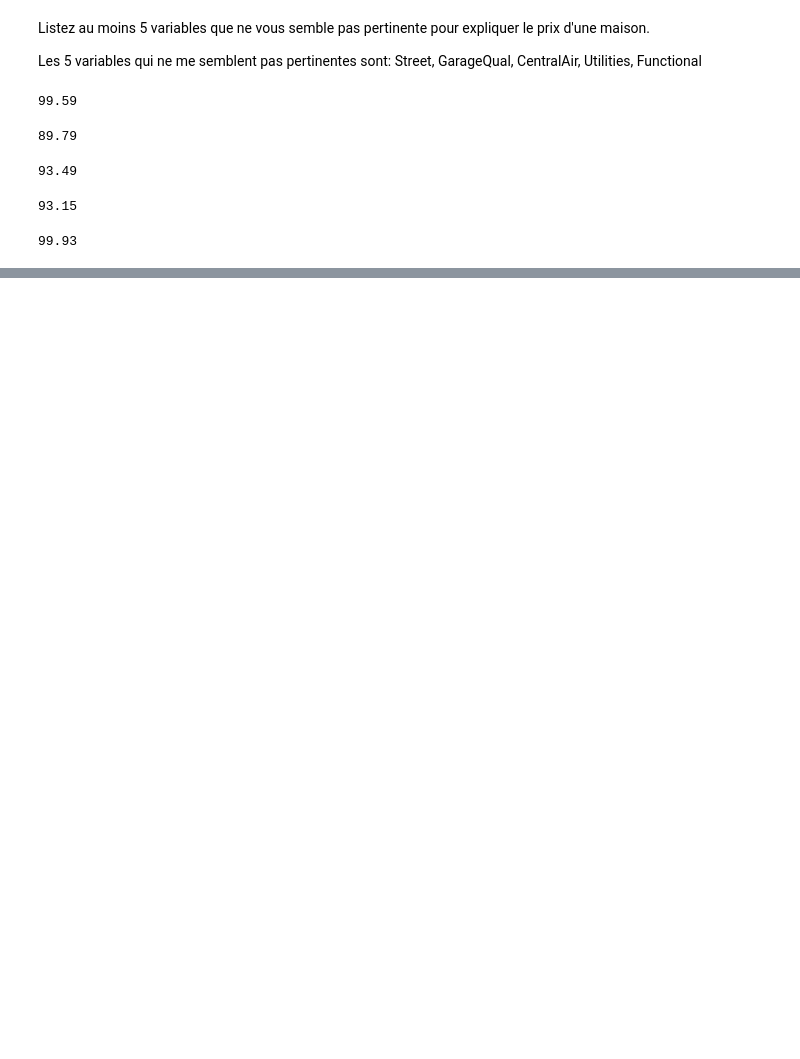
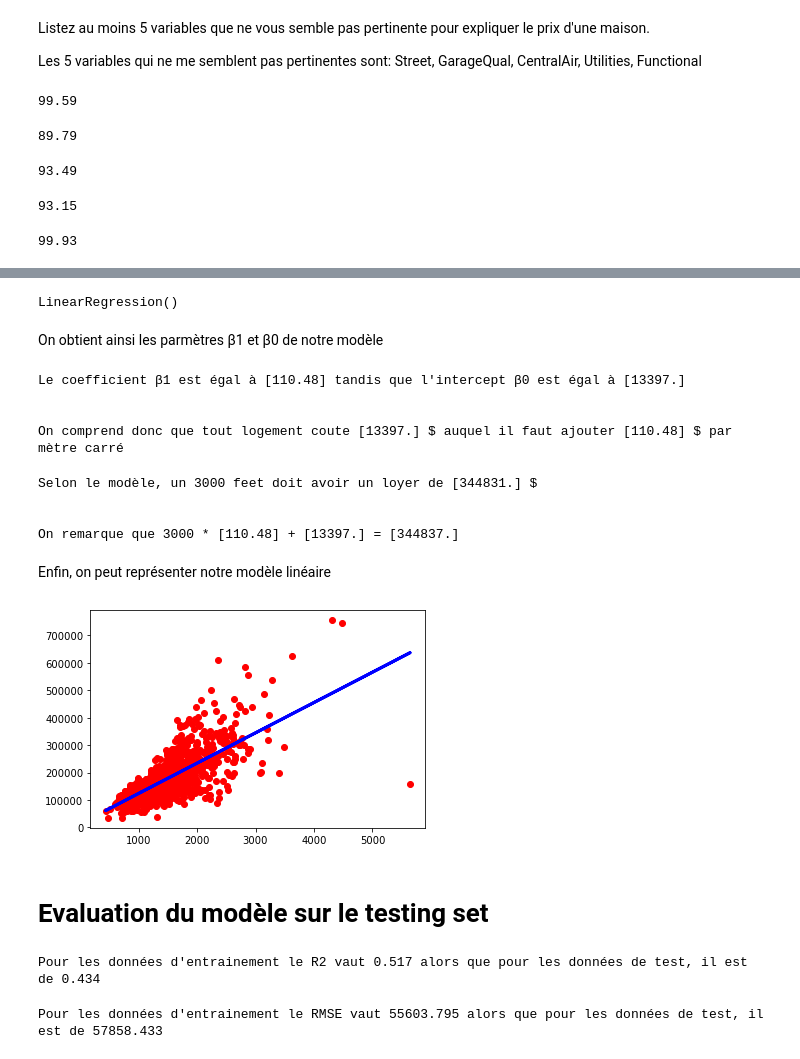
Before and after one commit to camillesauer/eda_maison, a Jupyter notebook: eda_maison.ipynb, the cells around one changed output, grey strips where cells are left out. Cells and saved outputs as stored; diff of their text form; code cells hidden in the pictures; blank space fills up the shorter version.

```diff
--- a/eda_maison.ipynb
+++ b/eda_maison.ipynb
@@ -290,0 +317,3 @@ print(e)
+# %%
+from sklearn.model_selection import train_test_split
+xtrain, xtest, ytrain, ytest = train_test_split(X, y, train_size=0.8)
@@ -290,0 +324,53 @@ print(e)
+# %%
+from sklearn import linear_model
+regr = linear_model.LinearRegression()
+regr.fit(xtrain, ytrain)
+# %% [output]
+LinearRegression()
+# %% [markdown]
+On obtient ainsi les parmètres β1 et β0 de notre modèle
+# %%
+print("Le coefficient β1 est égal à {} tandis que l'intercept β0 est égal à {}"
+      .format(np.round(regr.coef_[0],2),np.round(regr.intercept_)))
+
+print("\n")
+
+print("On comprend donc que tout logement coute {} $ auquel il faut ajouter {} $ par mètre carré"
+     .format(np.round(regr.intercept_),np.round(regr.coef_[0],2)))
+# %% [output]
+Le coefficient β1 est égal à [110.48] tandis que l'intercept β0 est égal à [13397.]
+
+
+On comprend donc que tout logement coute [13397.] $ auquel il faut ajouter [110.48] $ par mètre carré
+# %%
+x_to_predict = 3000
+x_df =  pd.DataFrame({'surface': [x_to_predict]})
+
+print("Selon le modèle, un {} feet doit avoir un loyer de {} $"
+      .format(x_to_predict, np.round(regr.predict(x_df)[0])))
+
+print("\n")
+
+print ("On remarque que {} * {} + {} = {}"
+       .format(x_to_predict,np.round(regr.coef_[0],2),np.round(regr.intercept_),
+               x_to_predict*np.round(regr.coef_[0],2)+np.round(regr.intercept_)))
+# %% [output]
+Selon le modèle, un 3000 feet doit avoir un loyer de [344831.] $
+
+
+On remarque que 3000 * [110.48] + [13397.] = [344837.]
+# %% [markdown]
+Enfin, on peut représenter notre modèle linéaire
+# %%
+ytrainpred = regr.predict(xtrain)
+
+
+# Plot outputs
+plt.scatter(xtrain, ytrain,  color='red')
+plt.plot(xtrain, ytrainpred, color='blue', linewidth=3)
+
+plt.show()
+# %% [output]
+[figure, added]
+# %% [markdown]
+# Evaluation du modèle sur le testing set
@@ -290,0 +379,14 @@ print(e)
+# %%
+ytrainpred = regr.predict(xtrain)
+ytestpred = regr.predict(xtest)
+
+print ("Pour les données d'entrainement le R2 vaut {} alors que pour les données de test, il est de {}"
+      .format(np.round(r2_score(ytrain, ytrainpred),3), np.round(r2_score(ytest, ytestpred),3)))
+# %% [output]
+Pour les données d'entrainement le R2 vaut 0.517 alors que pour les données de test, il est de 0.434
+# %%
+print ("Pour les données d'entrainement le RMSE vaut {} alors que pour les données de test, il est de {}"
+      .format(round(mean_squared_error(ytrain, ytrainpred, squared=False),3),
+              round(mean_squared_error(ytest, ytestpred, squared=False),3)))
+# %% [output]
+Pour les données d'entrainement le RMSE vaut 55603.795 alors que pour les données de test, il est de 57858.433
```
Also changed, not shown: parts of 26 cells of this notebook.
